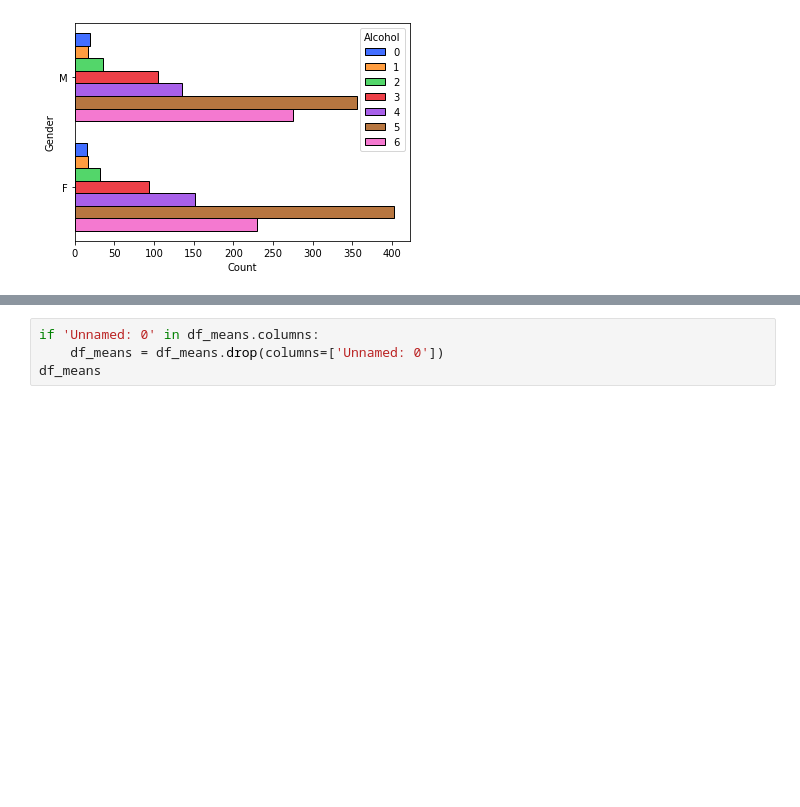
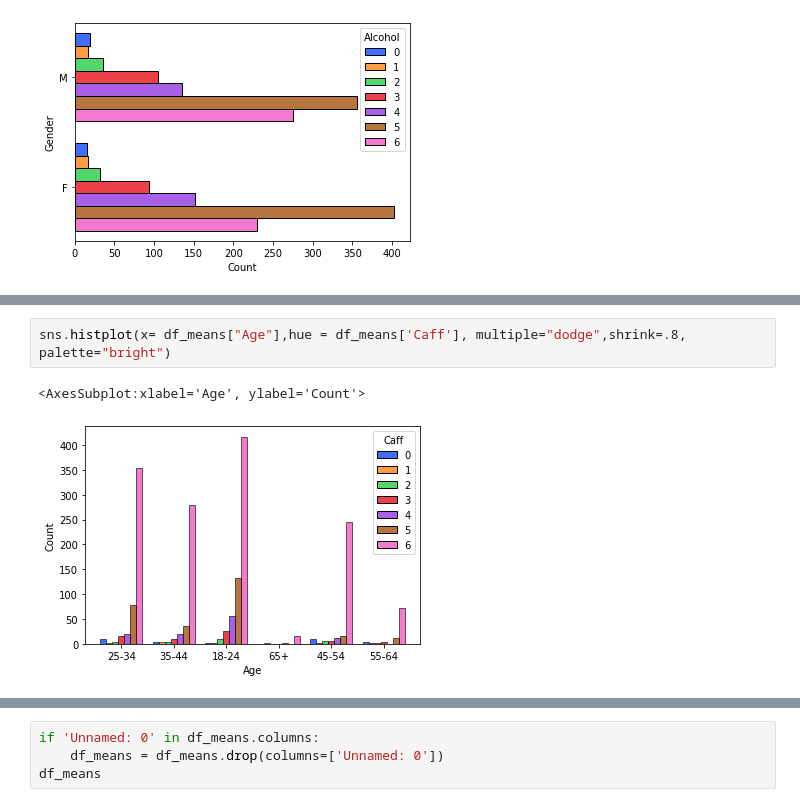
Before and after one commit to DevNataneto/ProjetoCDIA, a Jupyter notebook: datavis.ipynb, the cells around one changed output, grey strips where cells are left out. Drawn from its saved outputs; the diff is of its cells as text; blank space fills up the shorter version.

```diff
--- a/datavis.ipynb
+++ b/datavis.ipynb
@@ -216,0 +222,5 @@ sns.histplot(y= df_means["Gender"],hue = df_means['Alcohol'], multiple="dodge",s
+# %%
+sns.histplot(x= df_means["Age"],hue = df_means['Caff'], multiple="dodge",shrink=.8, palette="bright")
+# %% [output]
+<AxesSubplot:xlabel='Age', ylabel='Count'>
+[figure, added]
```
Also changed, not shown: parts of 16 cells of this notebook.
